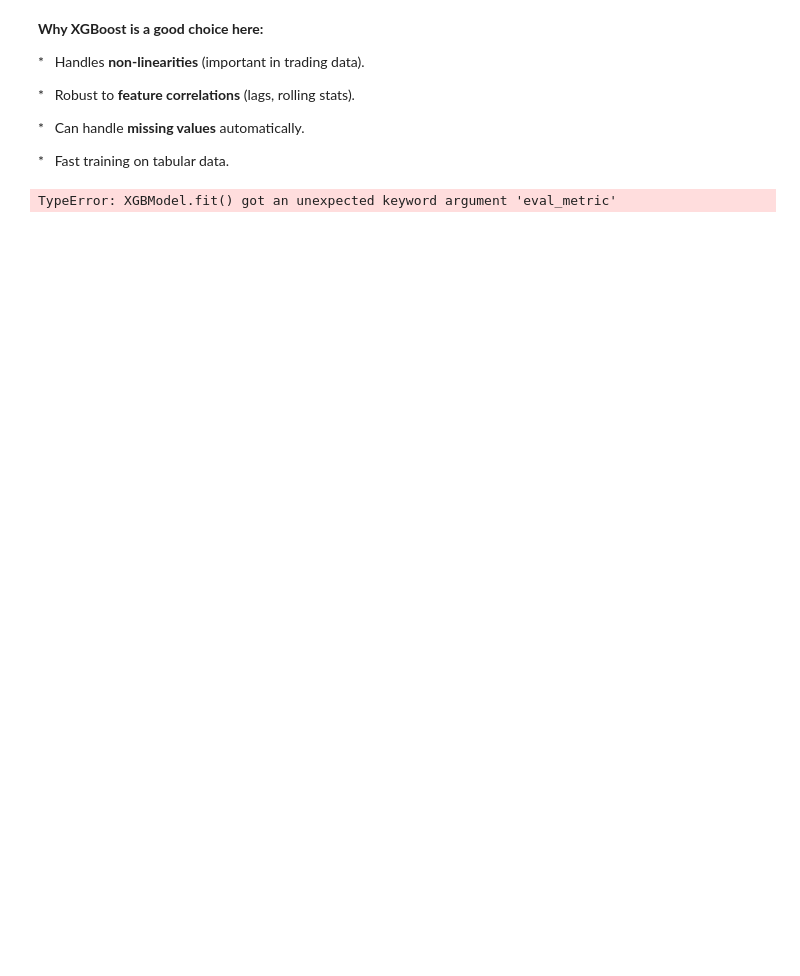
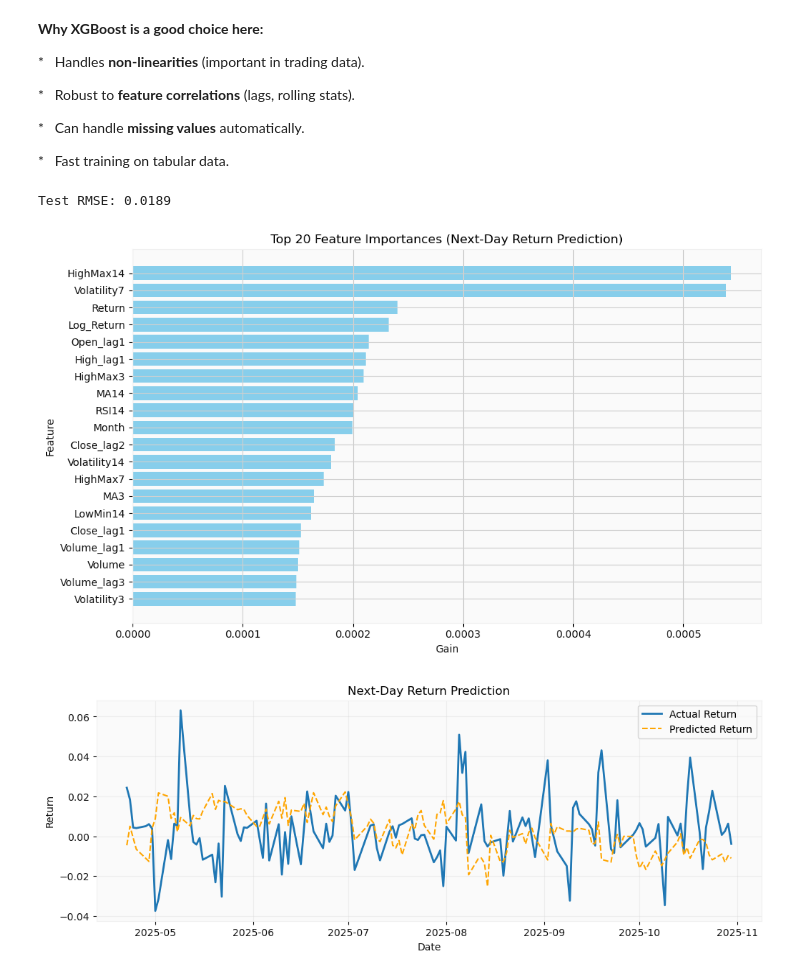
Before and after one commit to vtxh-val/MLOps-end-to-end-pipeline, a Jupyter notebook: apple_stock_prediction.ipynb, the cells around one changed output. Drawn from its saved outputs; the diff is of its cells as text; code cells hidden in the pictures; blank space fills up the shorter version.

```diff
--- a/apple_stock_prediction.ipynb
+++ b/apple_stock_prediction.ipynb
@@ -276,0 +246,18 @@ Test date range: 2025-07-23 00:00:00 to 2025-10-24 00:00:00
+# %%
+# Time-based split
+# Get total number of rows
+n = len(df)
+
+# Define 70% train, 30% test
+train_size = int(0.7 * n)
+
+# Split chronologically
+train_df = df.iloc[:train_size]
+test_df  = df.iloc[train_size:]
+
+print(f"Train shape: {train_df.shape}")
+print(f"Test shape: {test_df.shape}")
+
+# Check date ranges
+print("Train date range:", train_df.index.min(), "to", train_df.index.max())
+print("Test date range:", test_df.index.min(), "to", test_df.index.max())
@@ -287,23 +279,64 @@ Test date range: 2025-07-23 00:00:00 to 2025-10-24 00:00:00
 
 *   Fast training on tabular data.
 # %%
+# Define regression features and target
+X_train = train_df.drop(columns=['Target_Return','Target_Trend'])
+y_train = train_df['Target_Return']
+
+X_test  = test_df.drop(columns=['Target_Return','Target_Trend'])
+y_test  = test_df['Target_Return']
+
 # Define and train the XGBoost model
-model = XGBRegressor(
+reg_model = XGBRegressor(
     n_estimators=500,
     learning_rate=0.05,
     max_depth=5,
     subsample=0.8,
     colsample_bytree=0.8,
     random_state=42
 )
 
 # Fit the model
-model.fit(
-    X_train, y_train,
-    eval_set=[(X_val, y_val)],
-    eval_metric="rmse",
-    early_stopping_rounds=20,
-    verbose=True
-)
+reg_model.fit(X_train, y_train, verbose=True)
+
+# Predict on test set
+y_pred = reg_model.predict(X_test)
+
+# Evaluate
+rmse = mean_squared_error(y_test, y_pred, squared=False)
+print(f"Test RMSE: {rmse:.4f}")
+
+# Extract feature importance values
+importance = reg_model.get_booster().get_score(importance_type='gain')
+importance_df = pd.DataFrame({
+    'Feature': list(importance.keys()),
+    'Gain': list(importance.values())
+}).sort_values(by='Gain', ascending=False).head(20)
+
+plt.figure(figsize=(10, 6))
+plt.barh(importance_df['Feature'], importance_df['Gain'], color='skyblue')
+plt.xlabel('Gain')
+plt.ylabel('Feature')
+plt.title('Top 20 Feature Importances (Next-Day Return Prediction)')
+plt.gca().invert_yaxis()
+plt.tight_layout()
+plt.show()
+
+pred_df = pd.DataFrame({
+    'Actual_Return': y_test,
+    'Predicted_Return': y_pred
+}, index=y_test.index)
+
+plt.figure(figsize=(12, 4))
+plt.plot(pred_df.index, pred_df['Actual_Return'], label='Actual Return', linewidth=2)
+plt.plot(pred_df.index, pred_df['Predicted_Return'], label='Predicted Return', linestyle='--', color='orange')
+plt.title('Next-Day Return Prediction')
+plt.xlabel('Date')
+plt.ylabel('Return')
+plt.legend()
+plt.grid(True, alpha=0.3)
+plt.show()
 # %% [output]
-TypeError: XGBModel.fit() got an unexpected keyword argument 'eval_metric'
+Test RMSE: 0.0189
+[figure, added]
+[figure, added]
```
Also changed, not shown: parts of 13 cells of this notebook, 13 other files.
